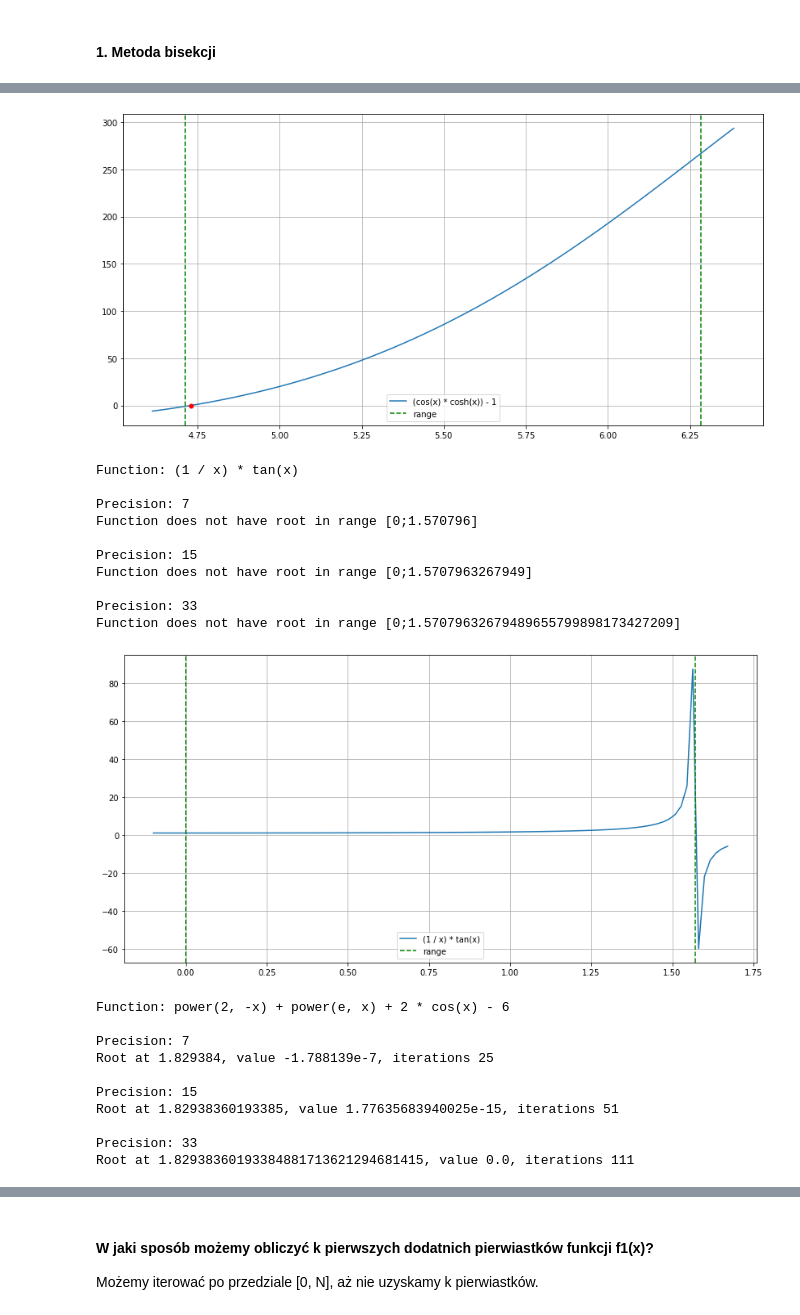
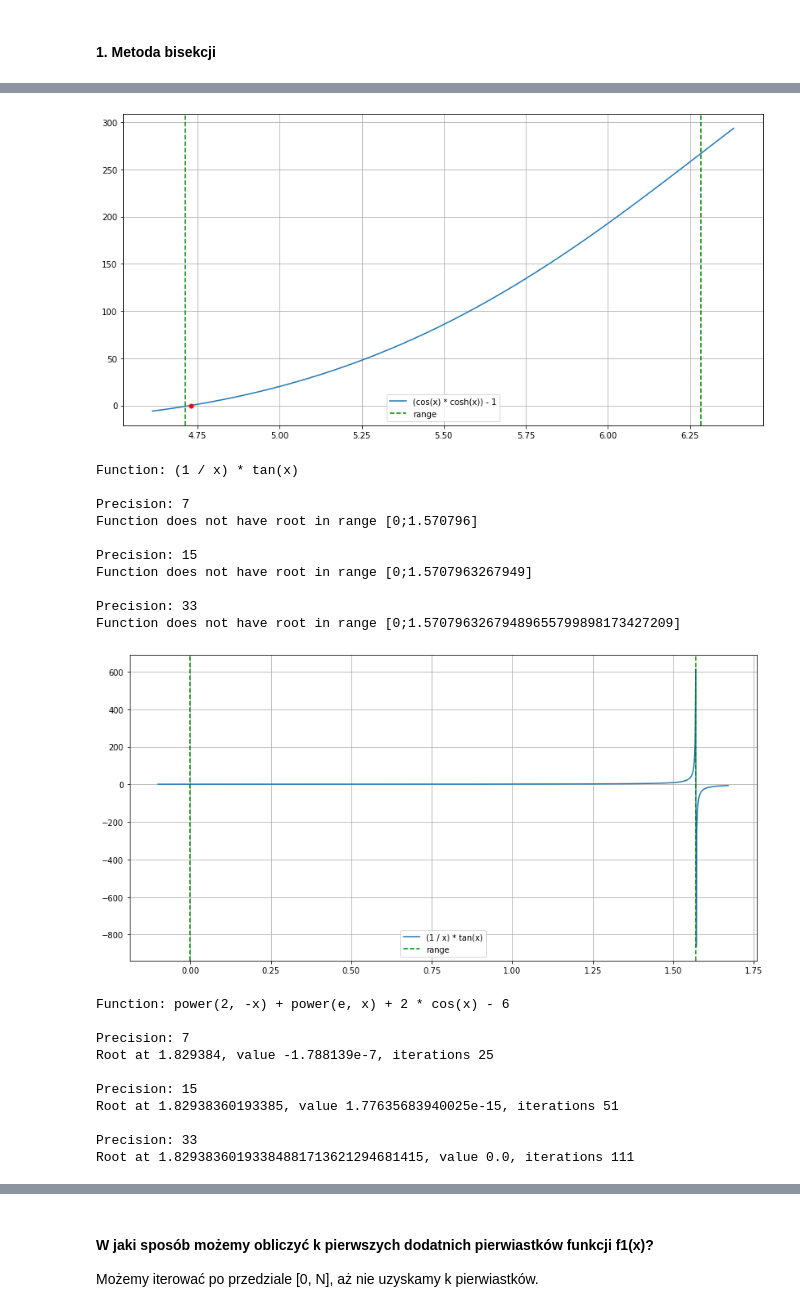
Before and after one commit to rivit98/computational-methods, a Jupyter notebook: lab5/lab5.ipynb, the cells around one changed output, grey strips where cells are left out. Saved outputs shown, nothing was run; the diff lists cells and outputs as text; code cells hidden in the pictures.

Commit message:
lab5 correctionts

```diff
--- a/lab5/lab5.ipynb
+++ b/lab5/lab5.ipynb
@@ -96,39 +96,39 @@ for f in functions:
             print("Root at {}, value {}, iterations {}".format(ret[0], ret[1], ret[2]))
 
 
-    x = np.linspace(np.float32(f['left_bound']) - bound_correct, np.float32(f['right_bound']) + bound_correct, 100)
+    x = np.linspace(np.float32(f['left_bound']) - bound_correct, np.float32(f['right_bound']) + bound_correct, 1000)
     plt.plot(x, [f['func'](_x) for _x in x], label=fname)
     plt.axvline(np.float32(f['left_bound']), color="green", label="range", linestyle="--")
     plt.axvline(np.float32(f['right_bound']), color="green", linestyle="--")
     if ret is not None:
         plt.plot([ret[0]], [f['func'](ret[0])], marker='o', markersize=5, color="red")
     plt.legend()
     plt.grid()
     plt.show()
     print()
 # %% [output]
 Function: (cos(x) * cosh(x)) - 1
 
 Precision: 7
 Root at 4.730041, value -9.164214e-7, iterations 24
 
 Precision: 15
 Root at 4.7300407448627, value 3.574918139293e-14, iterations 51
 
 Precision: 33
 Root at 4.73004074486270402602404810083389, value 4.00593428432545057435643412057665e-32, iterations 111
 [figure]
 Function: (1 / x) * tan(x)
 
 Precision: 7
 Function does not have root in range [0;1.570796]
 
 Precision: 15
 Function does not have root in range [0;1.5707963267949]
 
 Precision: 33
 Function does not have root in range [0;1.57079632679489655799898173427209]
-[figure, old version]
+[figure, new version]
 Function: power(2, -x) + power(e, x) + 2 * cos(x) - 6
 
 Precision: 7
```
Also changed, not shown: parts of 4 cells of this notebook, 1 other file.
